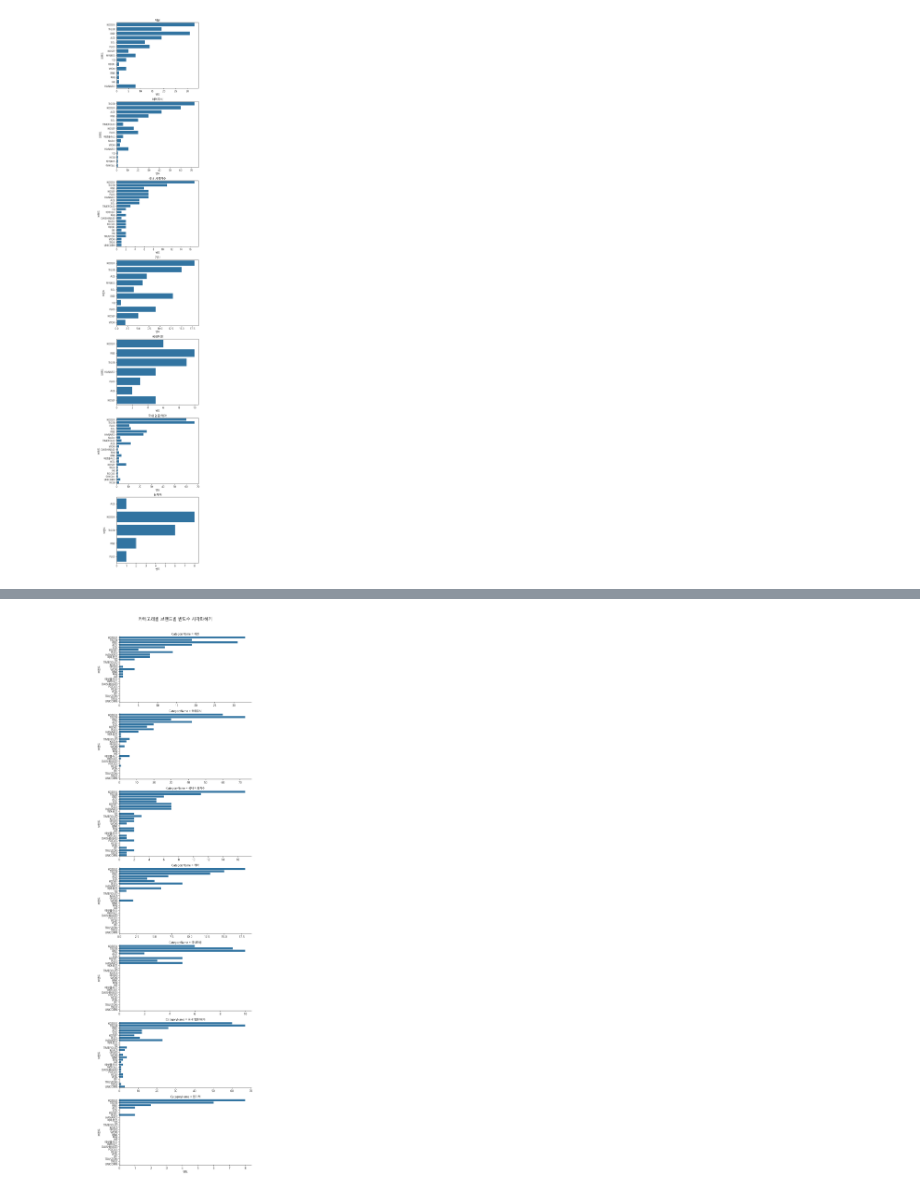
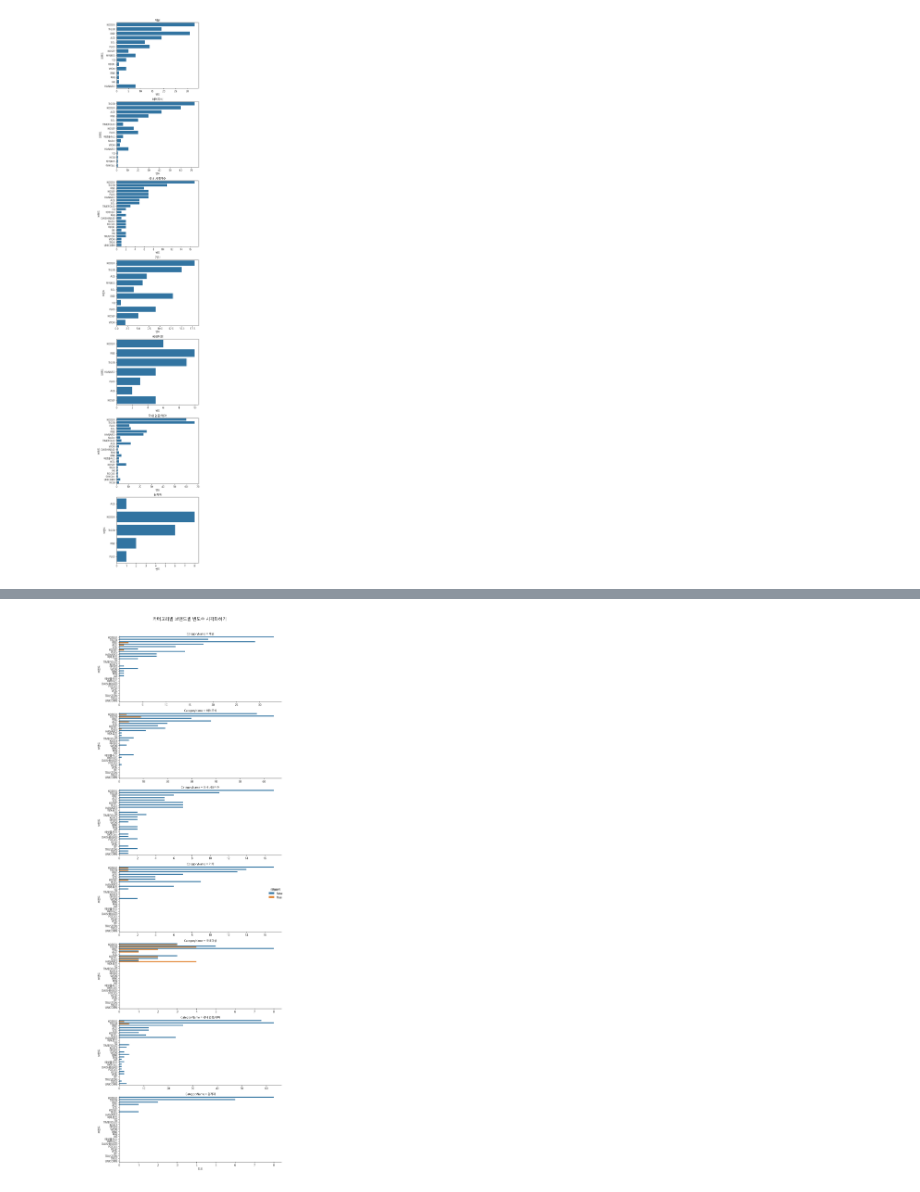
Before and after one commit to sang105kr/kdt_pythonstudy2, a Jupyter notebook: stock/stock_analysis_7(국내ETF시각화2).ipynb, the cells around one changed output, grey strips where cells are left out. Saved outputs shown, nothing was run; the diff lists cells and outputs as text; code cells hidden in the pictures.

```diff
--- a/stock/stock_analysis_7(국내ETF시각화2).ipynb
+++ b/stock/stock_analysis_7(국내ETF시각화2).ipynb
@@ -575,14 +593,16 @@ g.fig.suptitle?
 # %%
 # case2) catplot (Figure 레벨) 사용
-g = sns.catplot(data=df_etfs, y='Brand', col='CategoryName', kind='count', col_wrap=1, height=4, aspect=2, sharex=False)
+g = sns.catplot(data=df_etfs, y='Brand', col='CategoryName', hue='레버리지',kind='count', col_wrap=1, height=4, aspect=2, sharex=False)
 g.set_axis_labels('빈도','브랜드')
 
 # plt.subplots_adjust(top=0.9)
 g.fig.suptitle('카테고리별 브랜드별 빈도수 시각화하기',fontsize=16, y=1.01)
+# 범례 추가
+g.add_legend(title='Type')
 plt.tight_layout()
 plt.show()
 # %% [output]
-[figure, old version]
+[figure, new version]
 # %%
 # case3) FacetGrid (Figure 레벨) 사용
 g = sns.FacetGrid(data=df_etfs, col='CategoryName', col_wrap=1, height=4, aspect=2, sharex=False)
```
Also changed, not shown: parts of 6 cells of this notebook, 14 other files.
